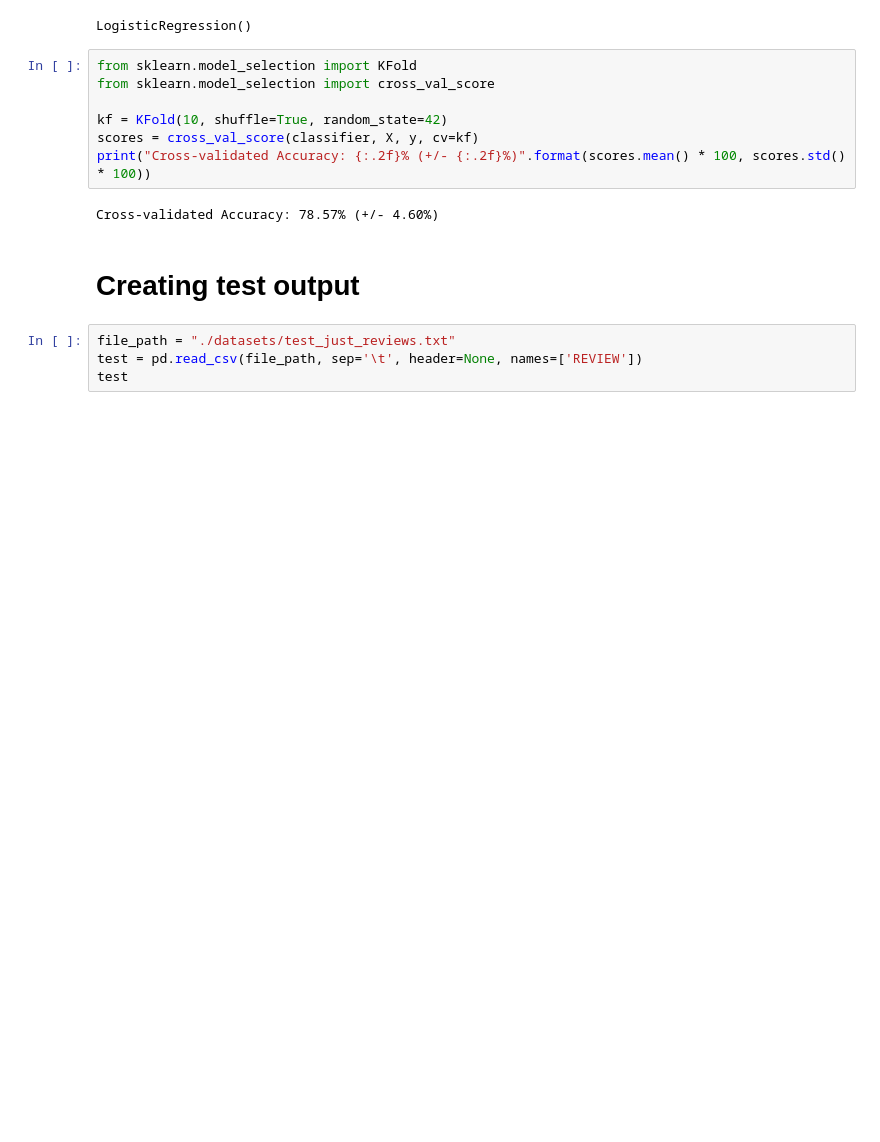
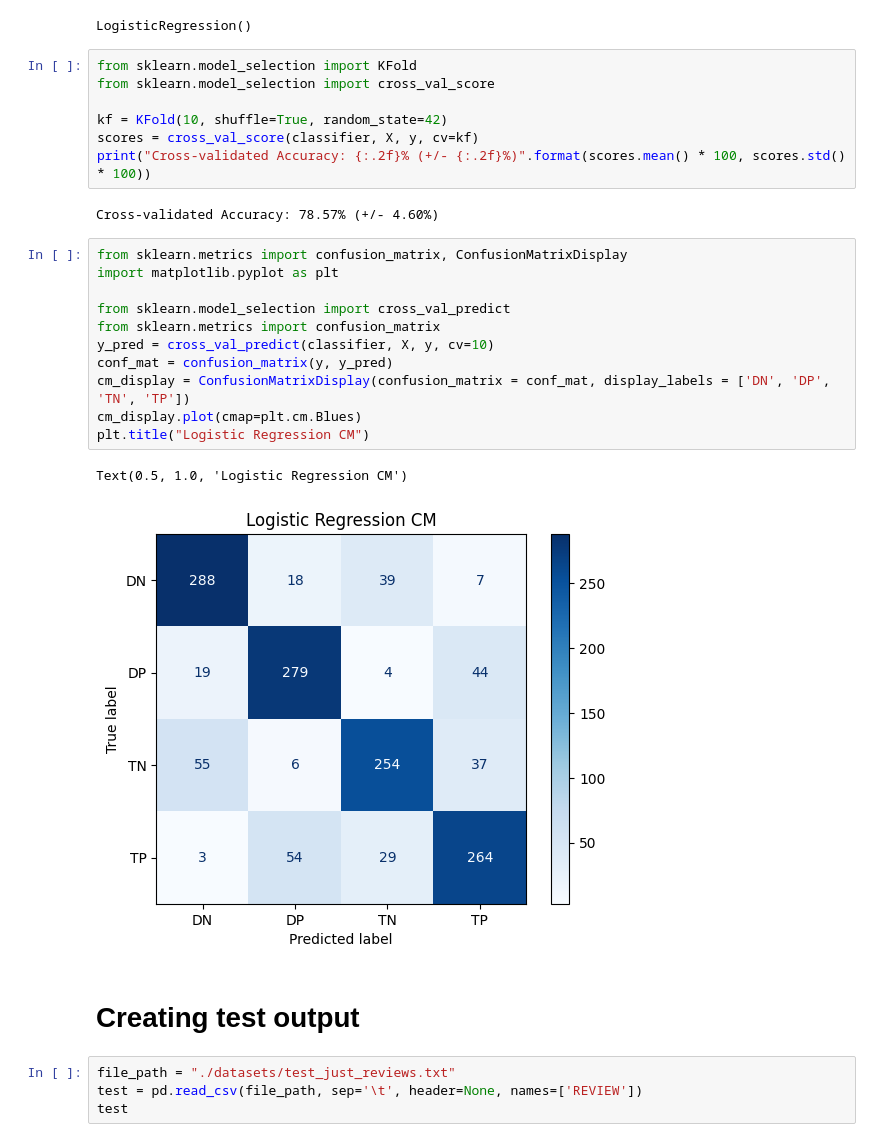
Before and after one commit to murillo-teixeira/nlp-review-classifier, a Jupyter notebook: 1. Logistic Regression.ipynb, the cells around one changed output. Drawn from its saved outputs; the diff is of its cells as text; blank space fills up the shorter version.

```diff
--- a/1. Logistic Regression.ipynb
+++ b/1. Logistic Regression.ipynb
@@ -54,6 +54,20 @@ scores = cross_val_score(classifier, X, y, cv=kf)
 print("Cross-validated Accuracy: {:.2f}% (+/- {:.2f}%)".format(scores.mean() * 100, scores.std() * 100))
 # %% [output]
 Cross-validated Accuracy: 78.57% (+/- 4.60%)
+# %%
+from sklearn.metrics import confusion_matrix, ConfusionMatrixDisplay
+import matplotlib.pyplot as plt
+
+from sklearn.model_selection import cross_val_predict
+from sklearn.metrics import confusion_matrix
+y_pred = cross_val_predict(classifier, X, y, cv=10)
+conf_mat = confusion_matrix(y, y_pred)
+cm_display = ConfusionMatrixDisplay(confusion_matrix = conf_mat, display_labels = ['DN', 'DP', 'TN', 'TP'])
+cm_display.plot(cmap=plt.cm.Blues)
+plt.title("Logistic Regression CM")
+# %% [output]
+Text(0.5, 1.0, 'Logistic Regression CM')
+[figure, added]
 # %% [markdown]
 # Creating test output
 # %%
```
Also changed, not shown: 10 other files.
